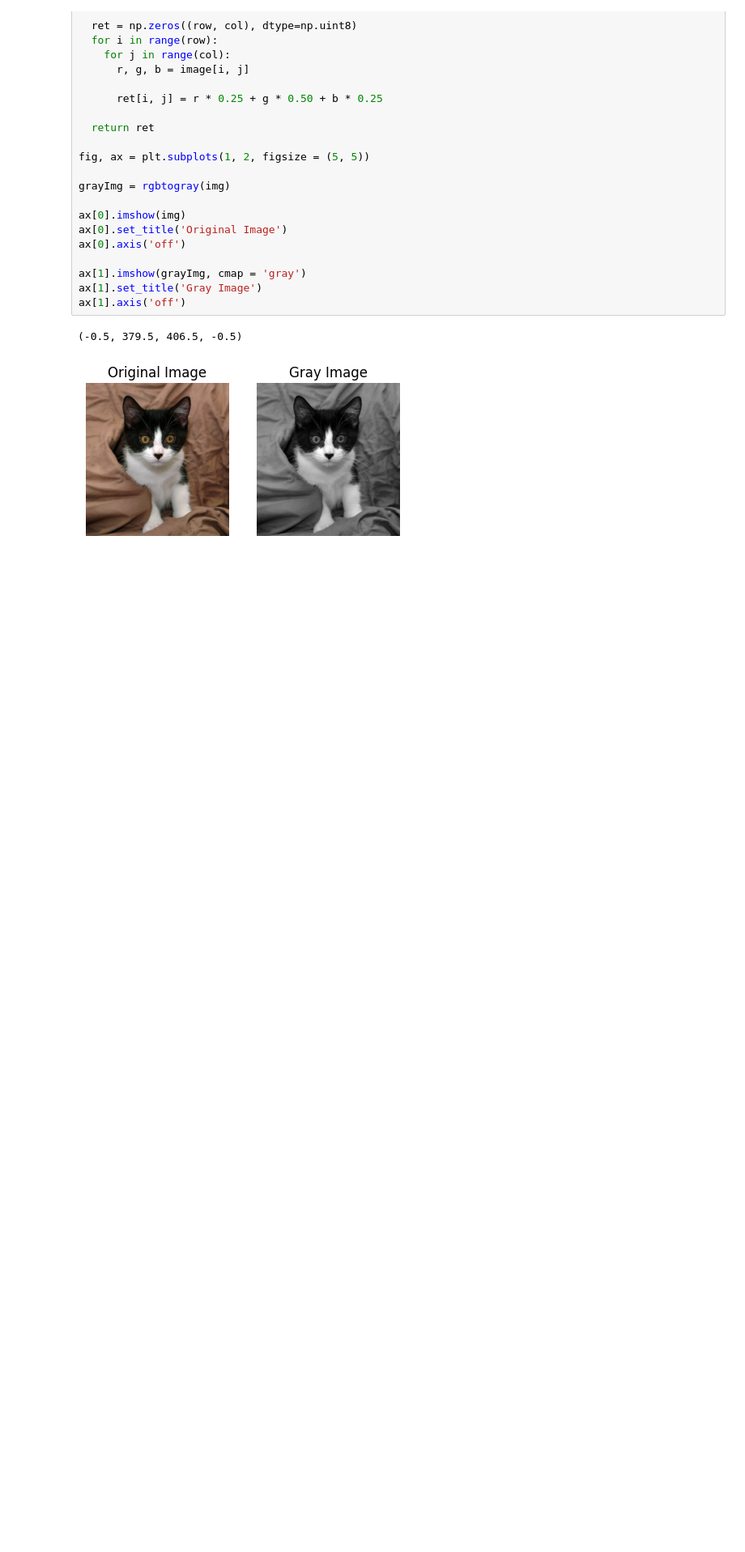
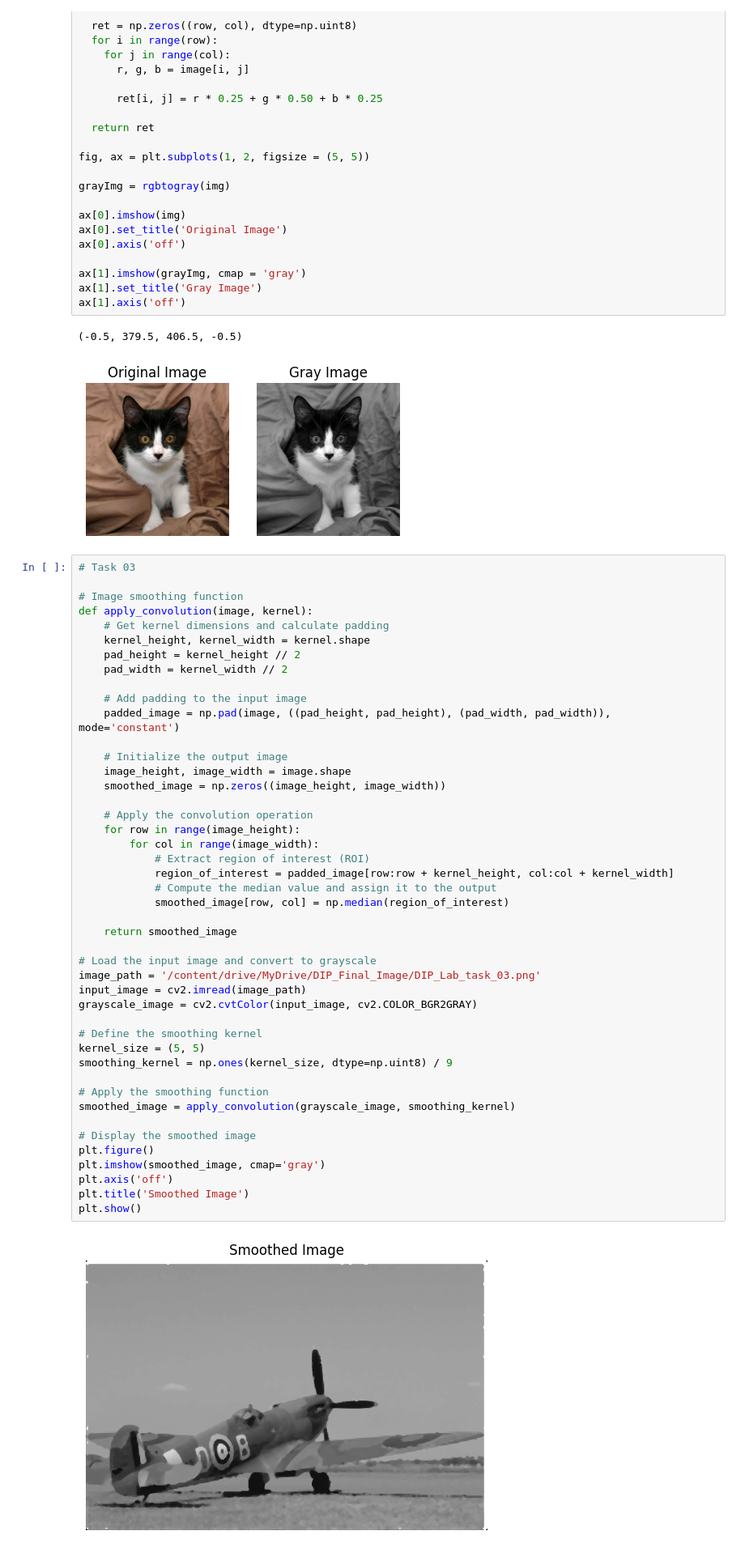
Before and after one commit to Tr-tuhin/DIP_LAB_TASK_2019331534-1-, a Jupyter notebook: Copy_of_DIP_lab_exam_sec[19_20].ipynb, the cells around one changed output. Shown at 81% size. Cells and saved outputs as stored; diff of their text form; blank space fills up the shorter version.

Commit message:
Task 03 Completed

```diff
--- a/Copy_of_DIP_lab_exam_sec[19_20].ipynb
+++ b/Copy_of_DIP_lab_exam_sec[19_20].ipynb
@@ -102,3 +102,50 @@ ax[1].axis('off')
 # %% [output]
 (-0.5, 379.5, 406.5, -0.5)
 [figure]
+# %%
+# Task 03
+
+# Image smoothing function
+def apply_convolution(image, kernel):
+    # Get kernel dimensions and calculate padding
+    kernel_height, kernel_width = kernel.shape
+    pad_height = kernel_height // 2
+    pad_width = kernel_width // 2
+
+    # Add padding to the input image
+    padded_image = np.pad(image, ((pad_height, pad_height), (pad_width, pad_width)), mode='constant')
+
+    # Initialize the output image
+    image_height, image_width = image.shape
+    smoothed_image = np.zeros((image_height, image_width))
+
+    # Apply the convolution operation
+    for row in range(image_height):
+        for col in range(image_width):
+            # Extract region of interest (ROI)
+            region_of_interest = padded_image[row:row + kernel_height, col:col + kernel_width]
+            # Compute the median value and assign it to the output
+            smoothed_image[row, col] = np.median(region_of_interest)
+
+    return smoothed_image
+
+# Load the input image and convert to grayscale
+image_path = '/content/drive/MyDrive/DIP_Final_Image/DIP_Lab_task_03.png'
+input_image = cv2.imread(image_path)
+grayscale_image = cv2.cvtColor(input_image, cv2.COLOR_BGR2GRAY)
+
+# Define the smoothing kernel
+kernel_size = (5, 5)
+smoothing_kernel = np.ones(kernel_size, dtype=np.uint8) / 9
+
+# Apply the smoothing function
+smoothed_image = apply_convolution(grayscale_image, smoothing_kernel)
+
+# Display the smoothed image
+plt.figure()
+plt.imshow(smoothed_image, cmap='gray')
+plt.axis('off')
+plt.title('Smoothed Image')
+plt.show()
+# %% [output]
+[figure, added]
```
